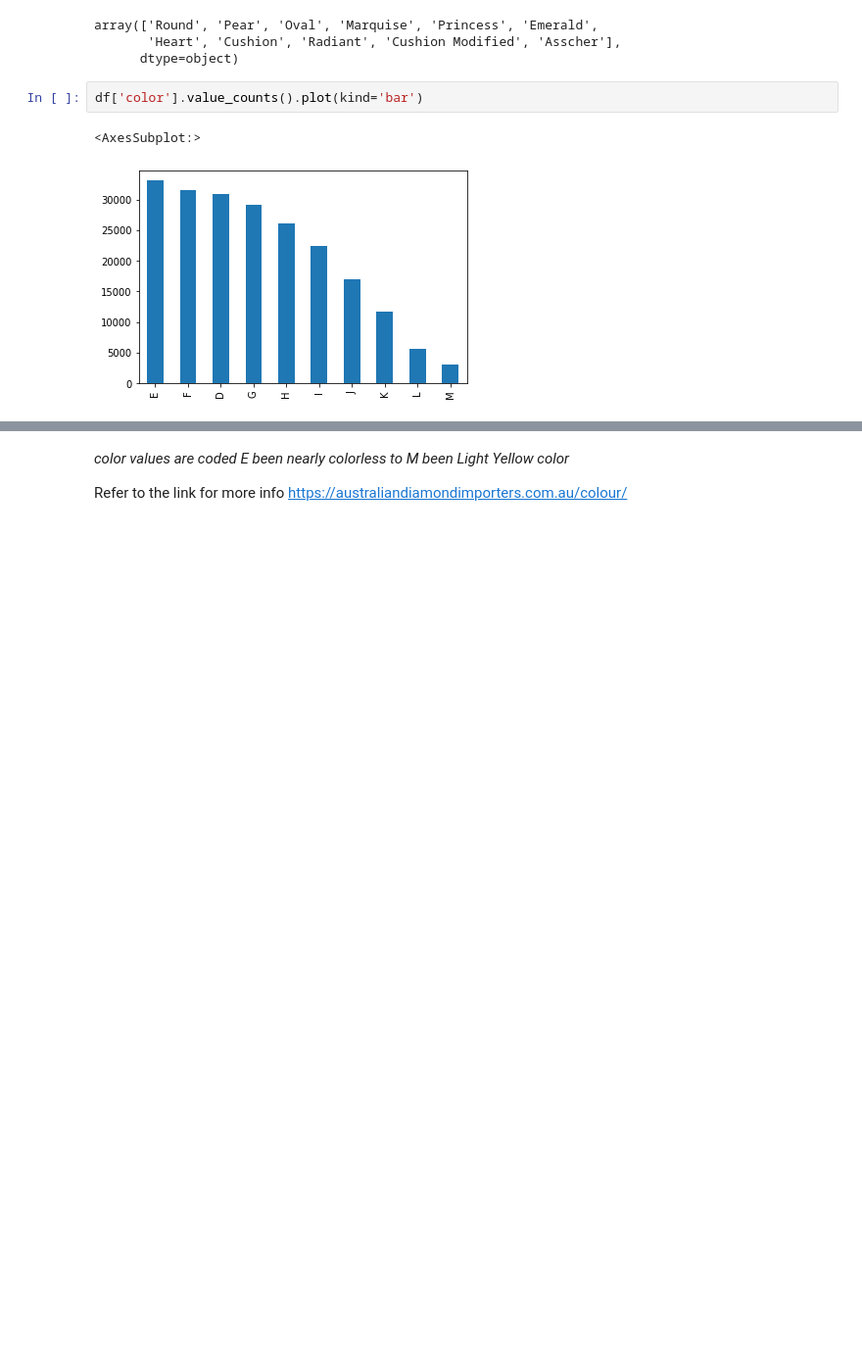
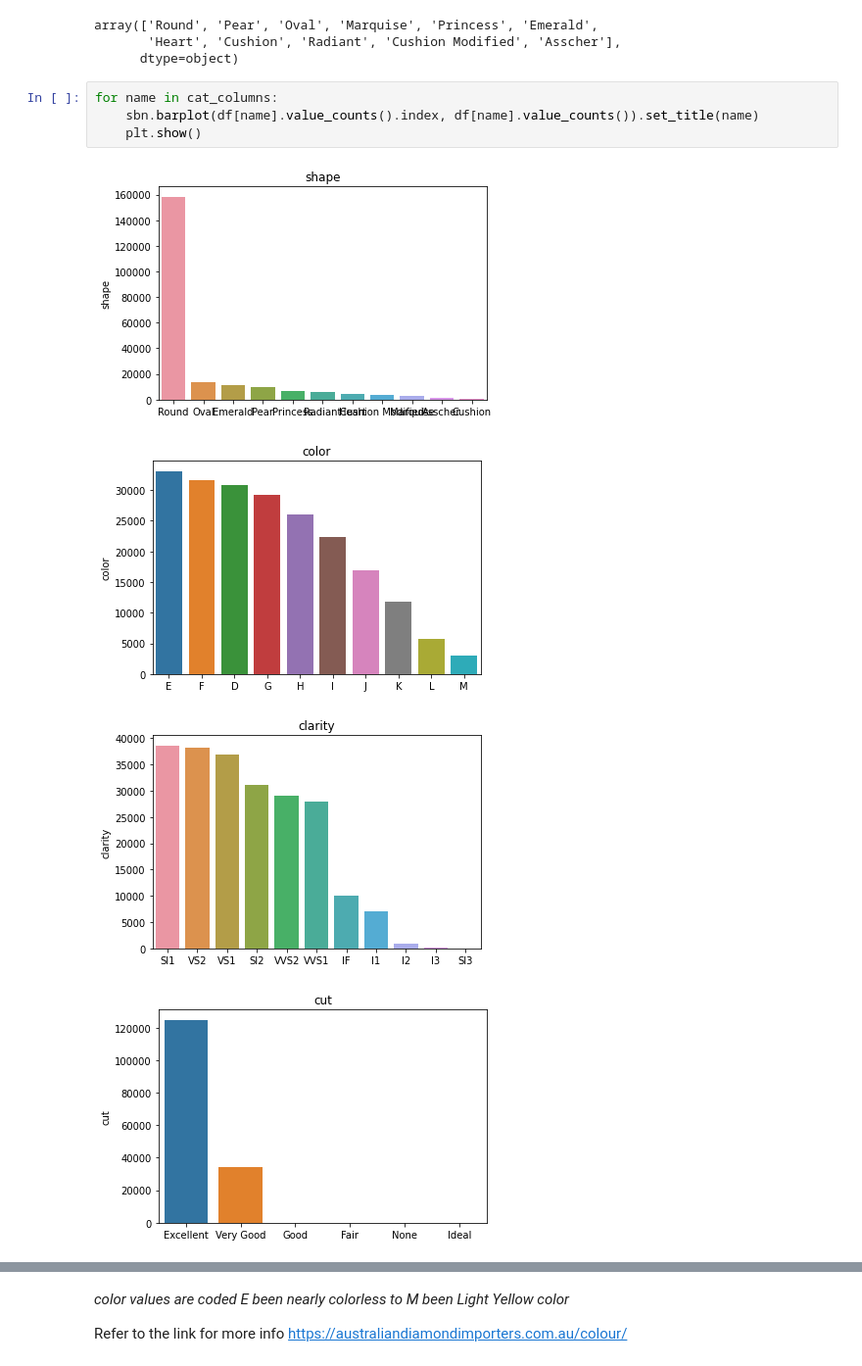
Before and after one commit to jmajurel/ml, a Jupyter notebook: diamonds_project.ipynb, the cells around one changed output, grey strips where cells are left out. Shown at 98% size. Cells and saved outputs as stored; diff of their text form; blank space fills up the shorter version.

```diff
--- a/diamonds_project.ipynb
+++ b/diamonds_project.ipynb
@@ -133,8 +135,12 @@ df['shape'].unique()
 array(['Round', 'Pear', 'Oval', 'Marquise', 'Princess', 'Emerald',
        'Heart', 'Cushion', 'Radiant', 'Cushion Modified', 'Asscher'],
       dtype=object)
-# %%
-df['color'].value_counts().plot(kind='bar')
-# %% [output]
-<AxesSubplot:>
-[figure, removed]
+# %%
+for name in cat_columns:
+    sbn.barplot(df[name].value_counts().index, df[name].value_counts()).set_title(name)
+    plt.show()
+# %% [output]
+[figure, added]
+[figure, added]
+[figure, added]
+[figure, added]
```
Also changed, not shown: parts of 14 cells of this notebook.
